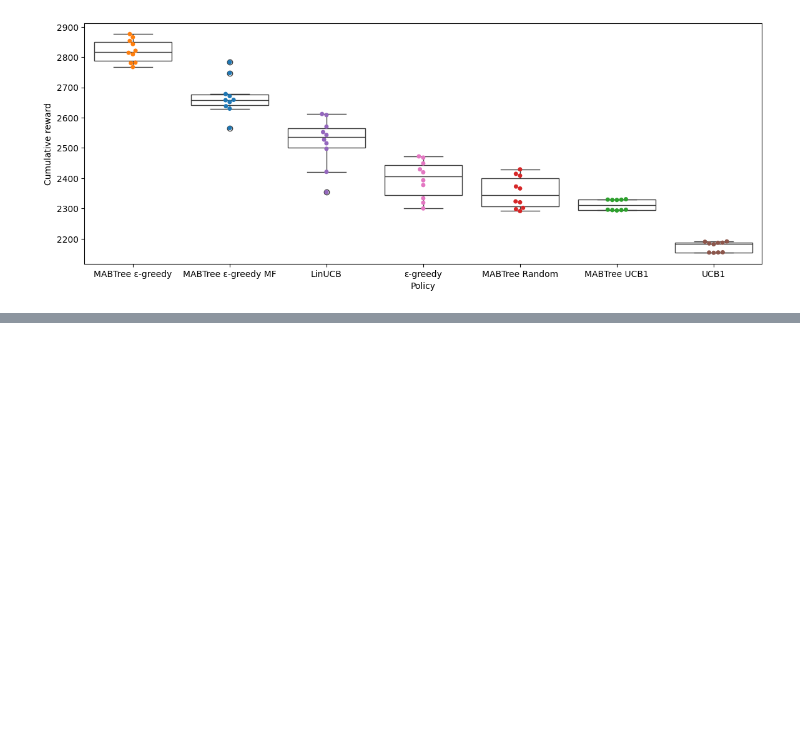
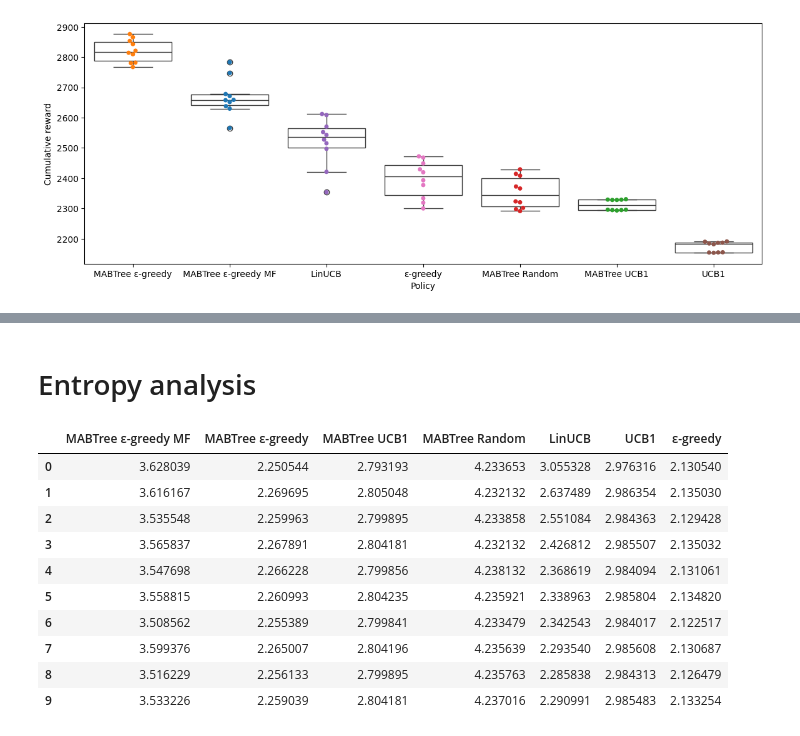
Before and after one commit to rik1599/recsys4good, a Jupyter notebook: evaluate.ipynb, the cells around one changed output, grey strips where cells are left out. Saved outputs shown, nothing was run; the diff lists cells and outputs as text; code cells hidden in the pictures; blank space fills up the shorter version.

```diff
--- a/evaluate.ipynb
+++ b/evaluate.ipynb
@@ -93,0 +106,21 @@ styled
+# %% [markdown]
+# Entropy analysis
+# %%
+df_entropy = pd.concat((
+    pd.read_csv('./out/mabtree_entropies.csv', index_col=0),
+    pd.read_csv('./out/baseline_entropies.csv', index_col=0),
+), axis=1)
+
+df_entropy
+# %% [output]
+|  | MABTree ε-greedy MF | MABTree ε-greedy | MABTree UCB1 | MABTree Random | LinUCB | UCB1 | ε-greedy |
+| 0 | 3.628039 | 2.250544 | 2.793193 | 4.233653 | 3.055328 | 2.976316 | 2.130540 |
+| 1 | 3.616167 | 2.269695 | 2.805048 | 4.232132 | 2.637489 | 2.986354 | 2.135030 |
+| 2 | 3.535548 | 2.259963 | 2.799895 | 4.233858 | 2.551084 | 2.984363 | 2.129428 |
+| 3 | 3.565837 | 2.267891 | 2.804181 | 4.232132 | 2.426812 | 2.985507 | 2.135032 |
+| 4 | 3.547698 | 2.266228 | 2.799856 | 4.238132 | 2.368619 | 2.984094 | 2.131061 |
+| 5 | 3.558815 | 2.260993 | 2.804235 | 4.235921 | 2.338963 | 2.985804 | 2.134820 |
+| 6 | 3.508562 | 2.255389 | 2.799841 | 4.233479 | 2.342543 | 2.984017 | 2.122517 |
+| 7 | 3.599376 | 2.265007 | 2.804196 | 4.235639 | 2.293540 | 2.985608 | 2.130687 |
+| 8 | 3.516229 | 2.256133 | 2.799895 | 4.235763 | 2.285838 | 2.984313 | 2.126479 |
+| 9 | 3.533226 | 2.259039 | 2.804181 | 4.237016 | 2.290991 | 2.985483 | 2.133254 |
```
Also changed, not shown: parts of 9 cells of this notebook, 9 other files.
